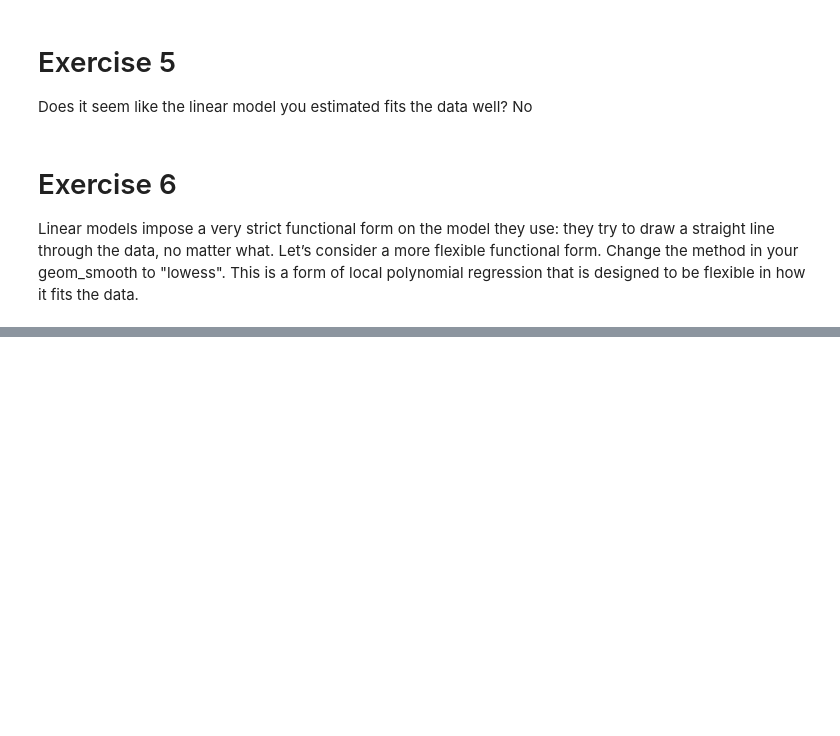
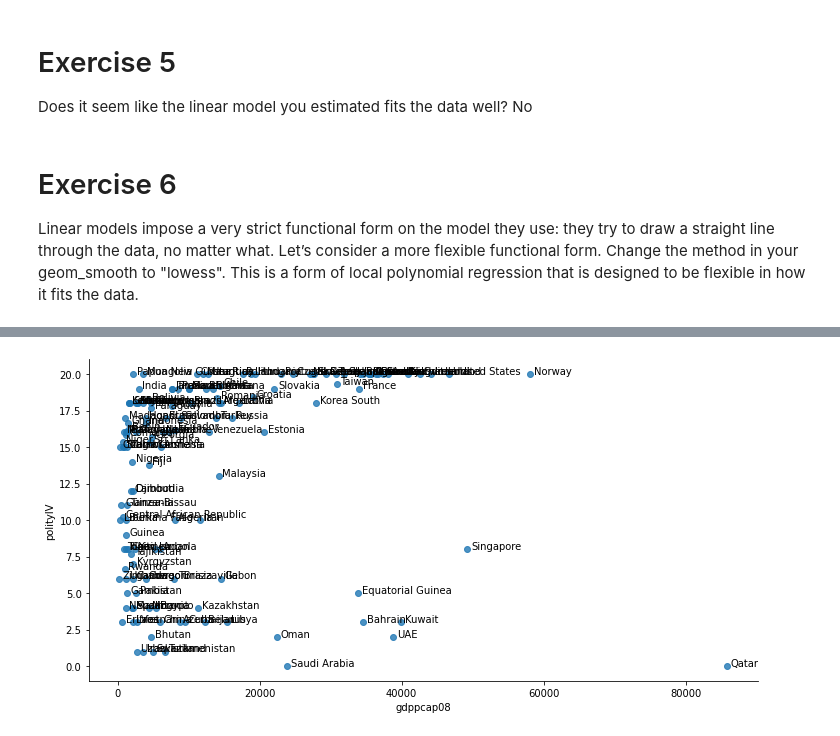
Before and after one commit to weynars/master-of-data-science-strategy-and-leadership, a Jupyter notebook: practical_data_science/5_ plotting/Plotting_2.ipynb, the cells around one changed output, grey strips where cells are left out. Drawn from its saved outputs; the diff is of its cells as text; code cells hidden in the pictures; blank space fills up the shorter version.

```diff
--- a/practical_data_science/5_ plotting/Plotting_2.ipynb
+++ b/practical_data_science/5_ plotting/Plotting_2.ipynb
@@ -85,0 +97,16 @@ Linear models impose a very strict functional form on the model they use: they t
+# %%
+ax = sns.lmplot('gdppcap08', # Horizontal axis
+           'polityIV', # Vertical axis
+           data=wdi, # Data source
+           fit_reg=False, # Don't fix a regression line
+           size = 5,
+           aspect = 2 ) # size and dimension
+
+def label_point(x, y, val, ax):
+    a = pd.concat({'x': x, 'y': y, 'val': val}, axis=1)
+    for i, point in a.iterrows():
+        ax.text(point['x']+.02, point['y'], str(point['val']))
+
+label_point(wdi.gdppcap08 + 500, wdi.polityIV, wdi.country, plt.gca())
+# %% [output]
+[figure, added]
```
Also changed, not shown: parts of 18 cells of this notebook.
